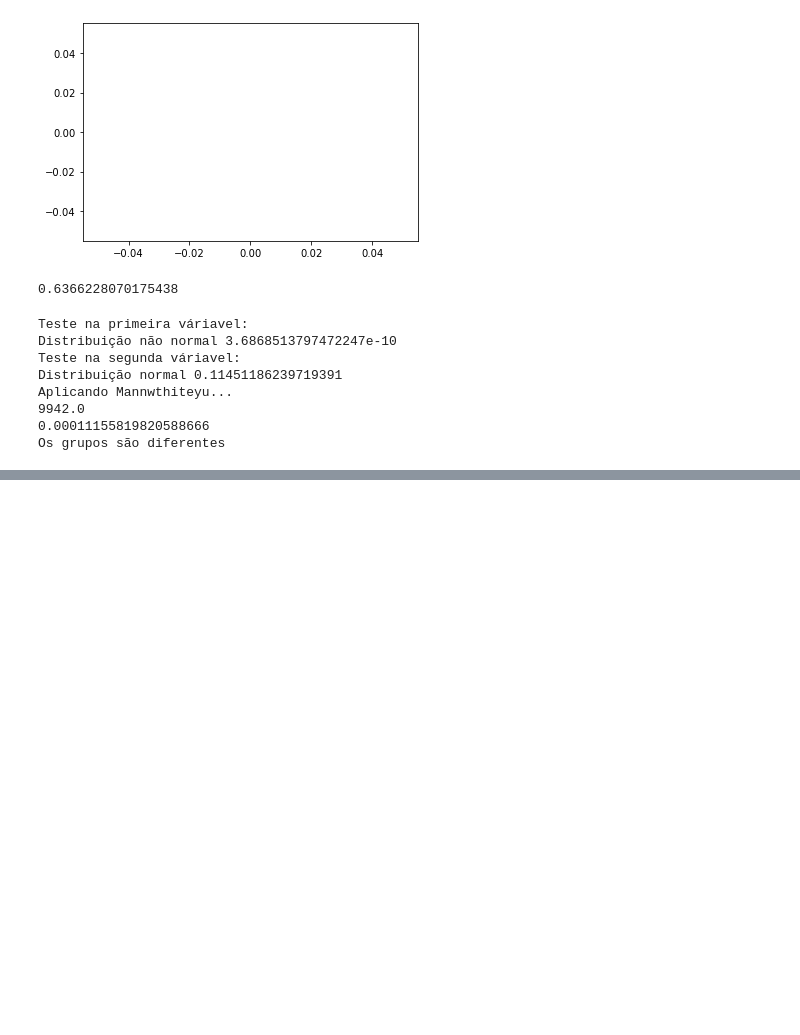
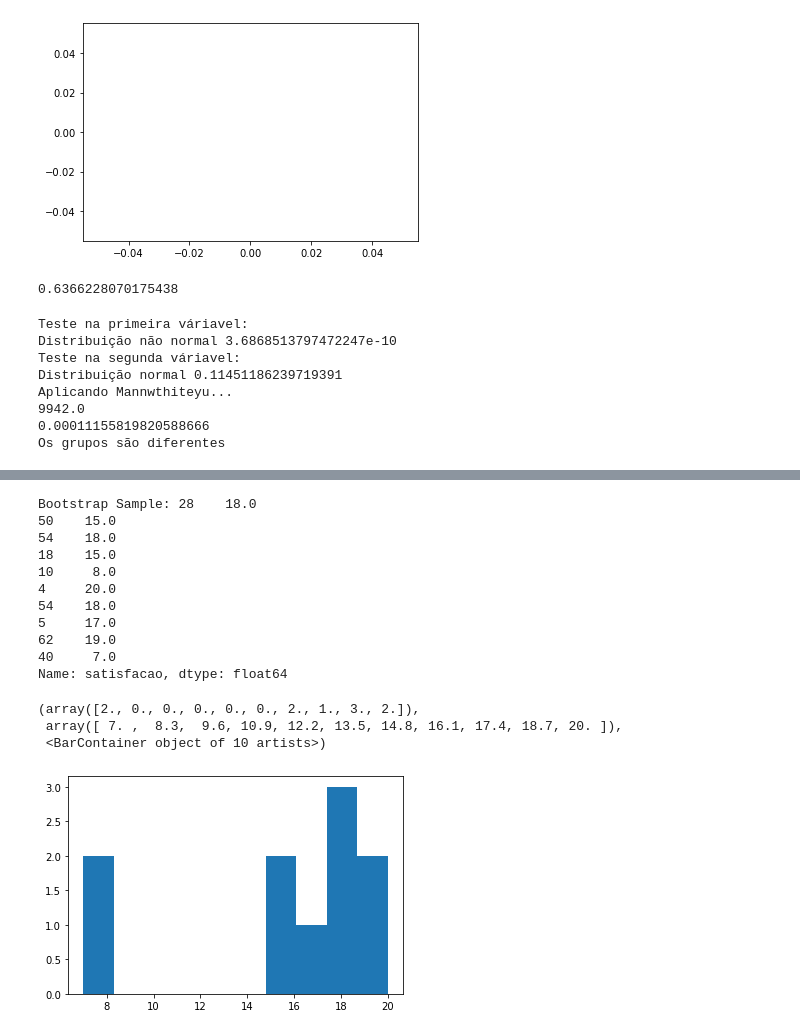
Before and after one commit to dan1lo/PesquisaDoutoradoPosDiferencas, a Jupyter notebook: pesquisa_sexo.ipynb, the cells around one changed output, grey strips where cells are left out. Drawn from its saved outputs; the diff is of its cells as text; code cells hidden in the pictures; blank space fills up the shorter version.

Commit message:
bootstrap
bootstrap

```diff
--- a/pesquisa_sexo.ipynb
+++ b/pesquisa_sexo.ipynb
@@ -14,7 +14,8 @@ from scipy.stats import shapiro
 from scipy.stats import ttest_ind
 #import matplotlib.pyplot as plt
 import seaborn as sns
-dados = pd.read_excel('/home/danilo/Documentos/GitHub/PesquisaIdade/data/idade.xlsx')
+#dados = pd.read_excel('/home/danilo/Documentos/GitHub/PesquisaIdade/data/idade.xlsx')
+dados = pd.read_excel(r'C:\Users\danilo.ribeiro\Documents\GitHub\PesquisaDoutoradoPosDiferencas\data\idade.xlsx')
 dados.head()
 dados.columns
 # %% [output]
@@ -323,0 +375,25 @@ Os grupos são diferentes
+# %%
+
+from sklearn.utils import resample
+
+data = dados_femininos.satisfacao
+boot = resample(data, replace=True, n_samples=10)
+print('Bootstrap Sample: %s' % boot)
+
+plt.hist(boot)
+# %% [output]
+Bootstrap Sample: 28    18.0
+50    15.0
+54    18.0
+18    15.0
+10     8.0
+4     20.0
+54    18.0
+5     17.0
+62    19.0
+40     7.0
+Name: satisfacao, dtype: float64
+(array([2., 0., 0., 0., 0., 0., 2., 1., 3., 2.]),
+ array([ 7. ,  8.3,  9.6, 10.9, 12.2, 13.5, 14.8, 16.1, 17.4, 18.7, 20. ]),
+ <BarContainer object of 10 artists>)
+[figure, added]
```
Also changed, not shown: parts of 15 cells of this notebook, 2 other files.
